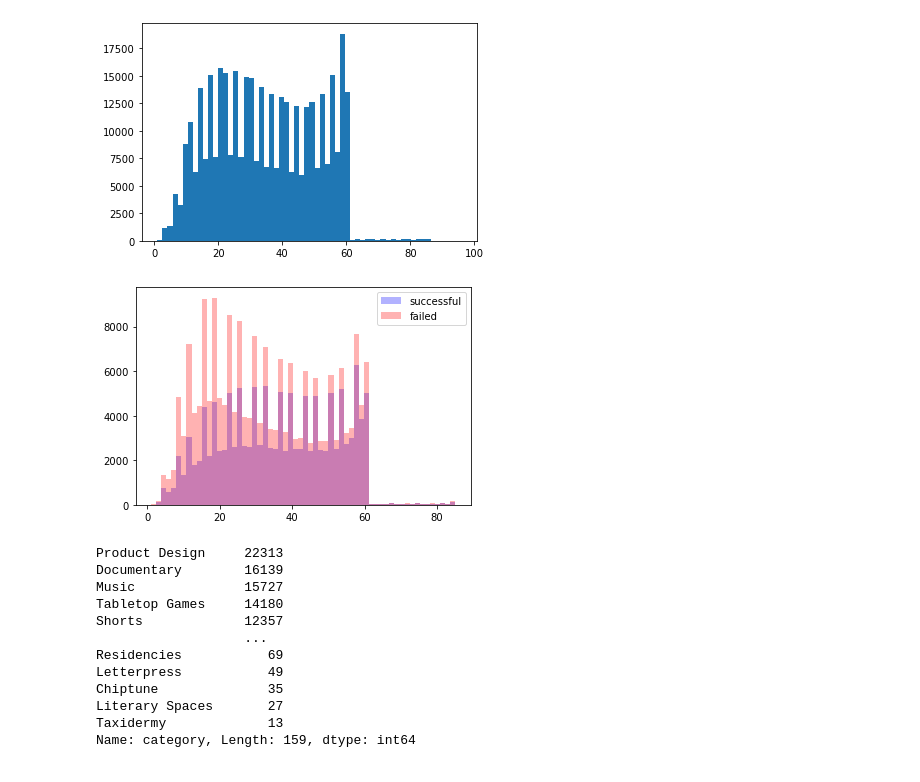
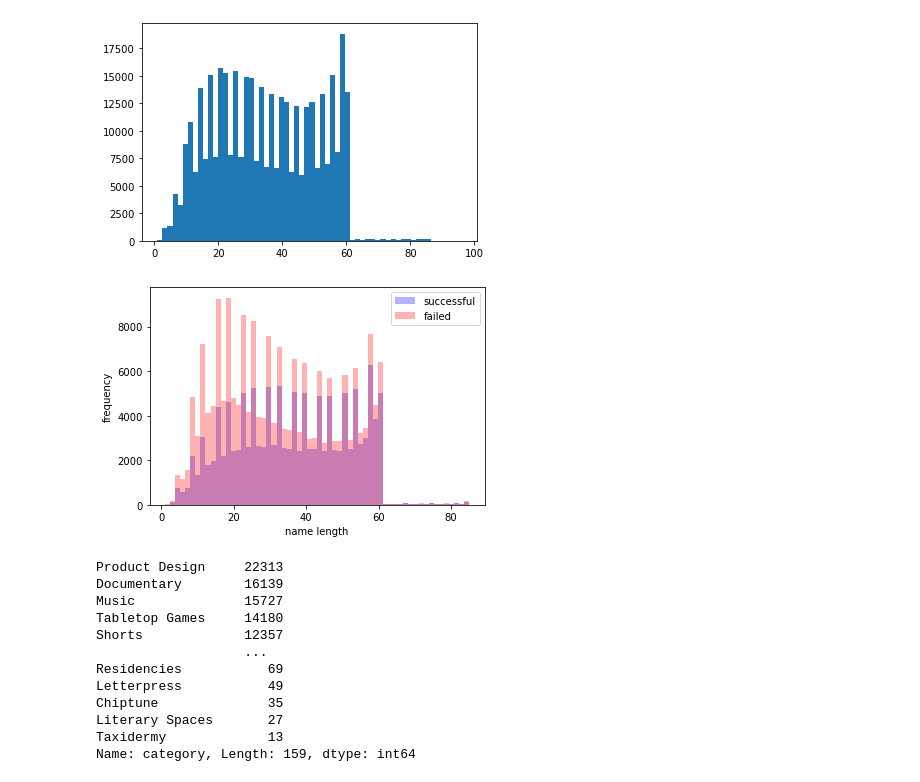
Before and after one commit to Tinaisha/ECON705-Project, a Jupyter notebook: mainPart1.ipynb, the cells around one changed output. Drawn from its saved outputs; the diff is of its cells as text; code cells hidden in the pictures.

```diff
--- a/mainPart1.ipynb
+++ b/mainPart1.ipynb
@@ -123,10 +123,12 @@ plt.show()
 # %%
 plt.hist(df['nameLength'][df['state']=="successful"],color='b', alpha = 0.3, bins=60, label='successful')
 plt.hist(df['nameLength'][df['state']=="failed"],color='r', alpha = 0.3, bins=60, label='failed')
+plt.xlabel('name length')
+plt.ylabel('frequency')
 plt.legend()
 plt.show()
 # %% [output]
-[figure, old version]
+[figure, new version]
 # %%
 df['category'].value_counts()
 # %% [output]
```
Also changed, not shown: parts of 19 cells of this notebook, 1 other file.
